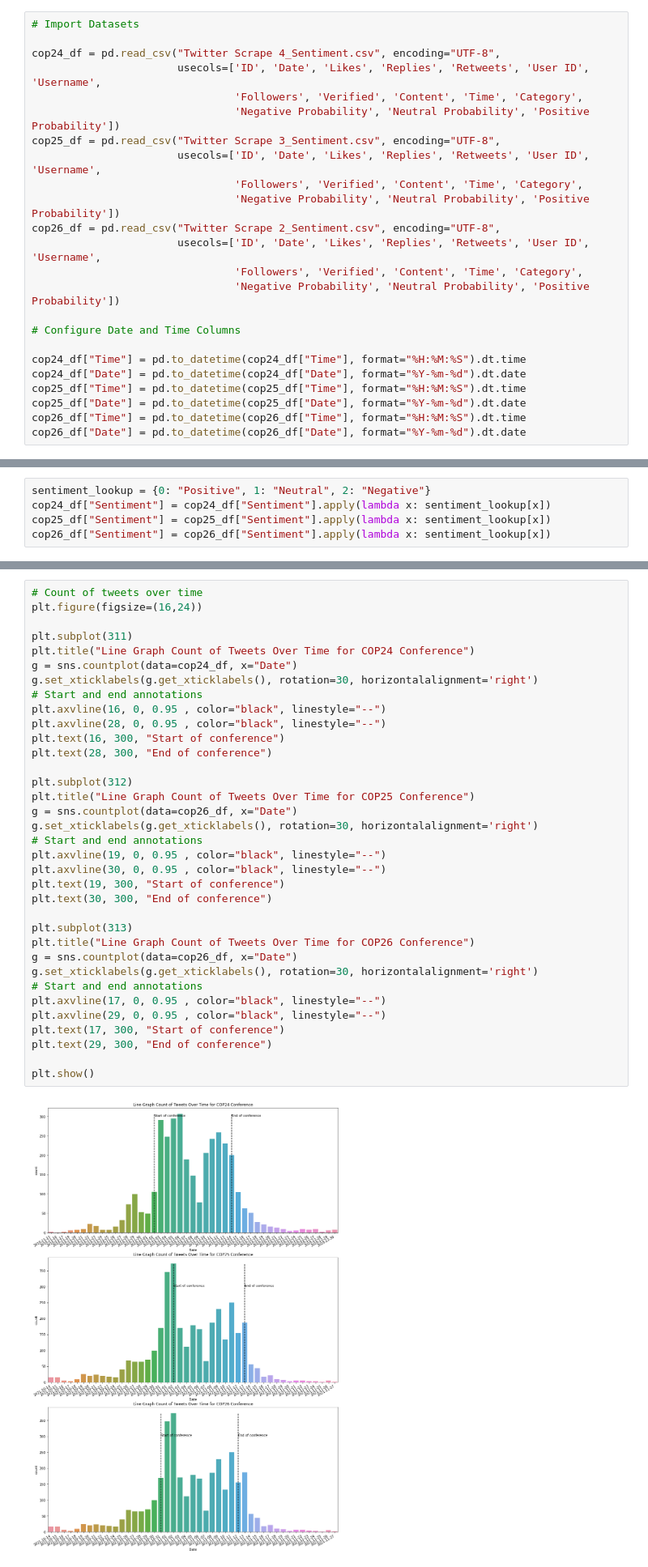
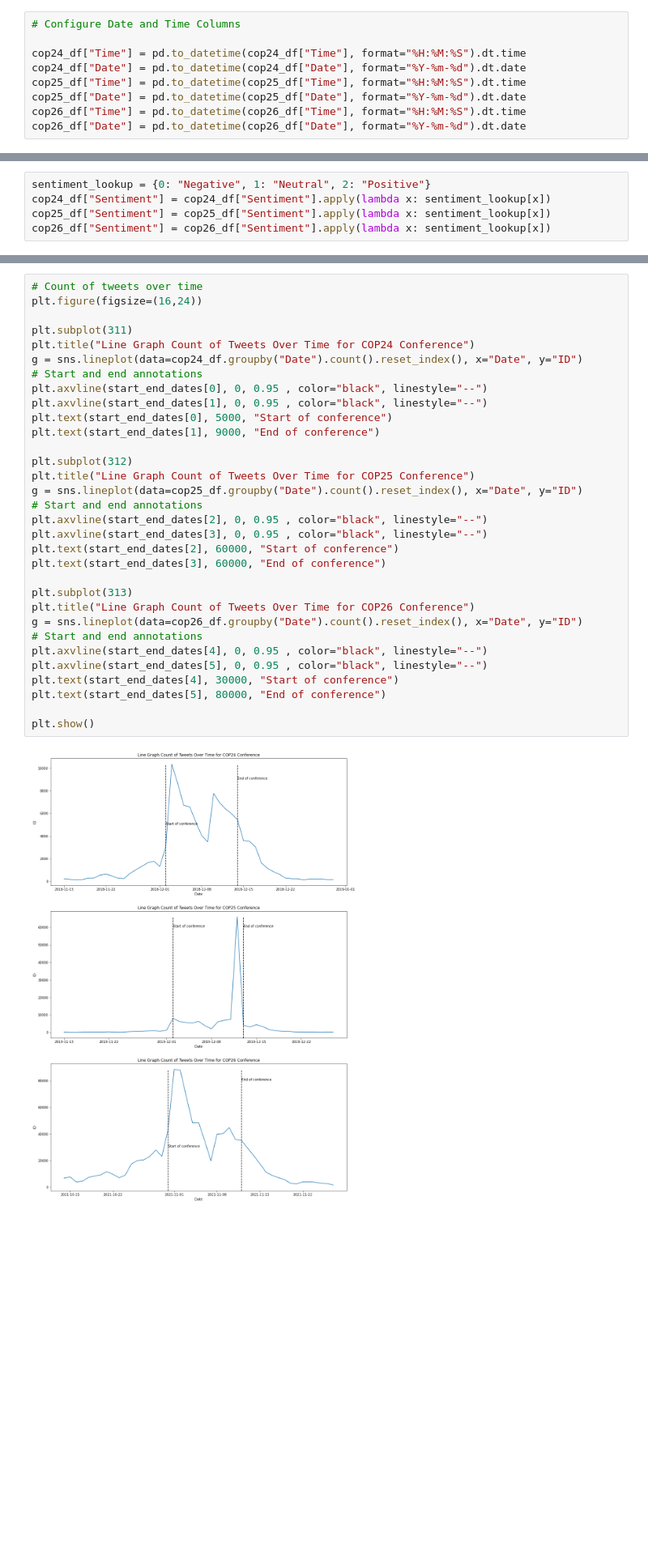
Before and after one commit to james-hughes1/wdss-nlp-project, a Jupyter notebook: Twitter_COP_Conference_Data_Analysis.ipynb, the cells around one changed output, grey strips where cells are left out. Shown at 81% size. Saved outputs shown, nothing was run; the diff lists cells and outputs as text; blank space fills up the shorter version.

```diff
--- a/Twitter_COP_Conference_Data_Analysis.ipynb
+++ b/Twitter_COP_Conference_Data_Analysis.ipynb
@@ -14,19 +37,4 @@ import datetime as dt
 # %%
-# Import Datasets
-
-cop24_df = pd.read_csv("Twitter Scrape 4_Sentiment.csv", encoding="UTF-8",
-                       usecols=['ID', 'Date', 'Likes', 'Replies', 'Retweets', 'User ID', 'Username',
-                                'Followers', 'Verified', 'Content', 'Time', 'Category',
-                                'Negative Probability', 'Neutral Probability', 'Positive Probability'])
-cop25_df = pd.read_csv("Twitter Scrape 3_Sentiment.csv", encoding="UTF-8",
-                       usecols=['ID', 'Date', 'Likes', 'Replies', 'Retweets', 'User ID', 'Username',
-                                'Followers', 'Verified', 'Content', 'Time', 'Category',
-                                'Negative Probability', 'Neutral Probability', 'Positive Probability'])
-cop26_df = pd.read_csv("Twitter Scrape 2_Sentiment.csv", encoding="UTF-8",
-                       usecols=['ID', 'Date', 'Likes', 'Replies', 'Retweets', 'User ID', 'Username',
-                                'Followers', 'Verified', 'Content', 'Time', 'Category',
-                                'Negative Probability', 'Neutral Probability', 'Positive Probability'])
-
 # Configure Date and Time Columns
 
 cop24_df["Time"] = pd.to_datetime(cop24_df["Time"], format="%H:%M:%S").dt.time
@@ -45,7 +53,7 @@ cop25_df["Confidence"] = np.max(np.array(cop25_df[["Negative Probability", "Neut
 cop26_df["Sentiment"] = np.argmax(np.array(cop26_df[["Negative Probability", "Neutral Probability", "Positive Probability"]]), axis=1)
 cop26_df["Confidence"] = np.max(np.array(cop26_df[["Negative Probability", "Neutral Probability", "Positive Probability"]]), axis=1)
 # %%
-sentiment_lookup = {0: "Positive", 1: "Neutral", 2: "Negative"}
+sentiment_lookup = {0: "Negative", 1: "Neutral", 2: "Positive"}
 cop24_df["Sentiment"] = cop24_df["Sentiment"].apply(lambda x: sentiment_lookup[x])
 cop25_df["Sentiment"] = cop25_df["Sentiment"].apply(lambda x: sentiment_lookup[x])
 cop26_df["Sentiment"] = cop26_df["Sentiment"].apply(lambda x: sentiment_lookup[x])
@@ -296,38 +473,35 @@ start_end_dates = [dt.datetime.strptime("2018-12-02","%Y-%m-%d"),
 # %%
 # Count of tweets over time
 plt.figure(figsize=(16,24))
 
 plt.subplot(311)
 plt.title("Line Graph Count of Tweets Over Time for COP24 Conference")
-g = sns.countplot(data=cop24_df, x="Date")
-g.set_xticklabels(g.get_xticklabels(), rotation=30, horizontalalignment='right')
+g = sns.lineplot(data=cop24_df.groupby("Date").count().reset_index(), x="Date", y="ID")
 # Start and end annotations
-plt.axvline(16, 0, 0.95 , color="black", linestyle="--")
-plt.axvline(28, 0, 0.95 , color="black", linestyle="--")
-plt.text(16, 300, "Start of conference")
-plt.text(28, 300, "End of conference")
+plt.axvline(start_end_dates[0], 0, 0.95 , color="black", linestyle="--")
+plt.axvline(start_end_dates[1], 0, 0.95 , color="black", linestyle="--")
+plt.text(start_end_dates[0], 5000, "Start of conference")
+plt.text(start_end_dates[1], 9000, "End of conference")
 
 plt.subplot(312)
 plt.title("Line Graph Count of Tweets Over Time for COP25 Conference")
-g = sns.countplot(data=cop26_df, x="Date")
-g.set_xticklabels(g.get_xticklabels(), rotation=30, horizontalalignment='right')
+g = sns.lineplot(data=cop25_df.groupby("Date").count().reset_index(), x="Date", y="ID")
 # Start and end annotations
-plt.axvline(19, 0, 0.95 , color="black", linestyle="--")
-plt.axvline(30, 0, 0.95 , color="black", linestyle="--")
-plt.text(19, 300, "Start of conference")
-plt.text(30, 300, "End of conference")
+plt.axvline(start_end_dates[2], 0, 0.95 , color="black", linestyle="--")
+plt.axvline(start_end_dates[3], 0, 0.95 , color="black", linestyle="--")
+plt.text(start_end_dates[2], 60000, "Start of conference")
+plt.text(start_end_dates[3], 60000, "End of conference")
 
 plt.subplot(313)
 plt.title("Line Graph Count of Tweets Over Time for COP26 Conference")
-g = sns.countplot(data=cop26_df, x="Date")
-g.set_xticklabels(g.get_xticklabels(), rotation=30, horizontalalignment='right')
+g = sns.lineplot(data=cop26_df.groupby("Date").count().reset_index(), x="Date", y="ID")
 # Start and end annotations
-plt.axvline(17, 0, 0.95 , color="black", linestyle="--")
-plt.axvline(29, 0, 0.95 , color="black", linestyle="--")
-plt.text(17, 300, "Start of conference")
-plt.text(29, 300, "End of conference")
+plt.axvline(start_end_dates[4], 0, 0.95 , color="black", linestyle="--")
+plt.axvline(start_end_dates[5], 0, 0.95 , color="black", linestyle="--")
+plt.text(start_end_dates[4], 30000, "Start of conference")
+plt.text(start_end_dates[5], 80000, "End of conference")
 
 plt.show()
 # %% [output]
-[figure, old version]
+[figure, new version]
 # %%
```
Also changed, not shown: parts of 64 cells of this notebook.
